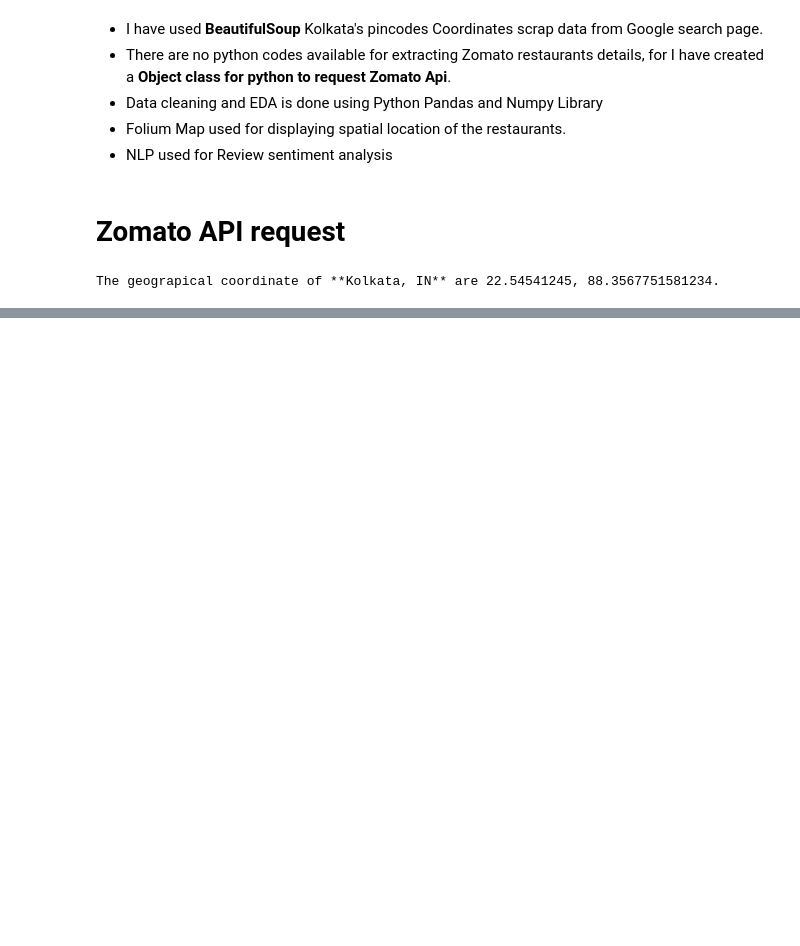
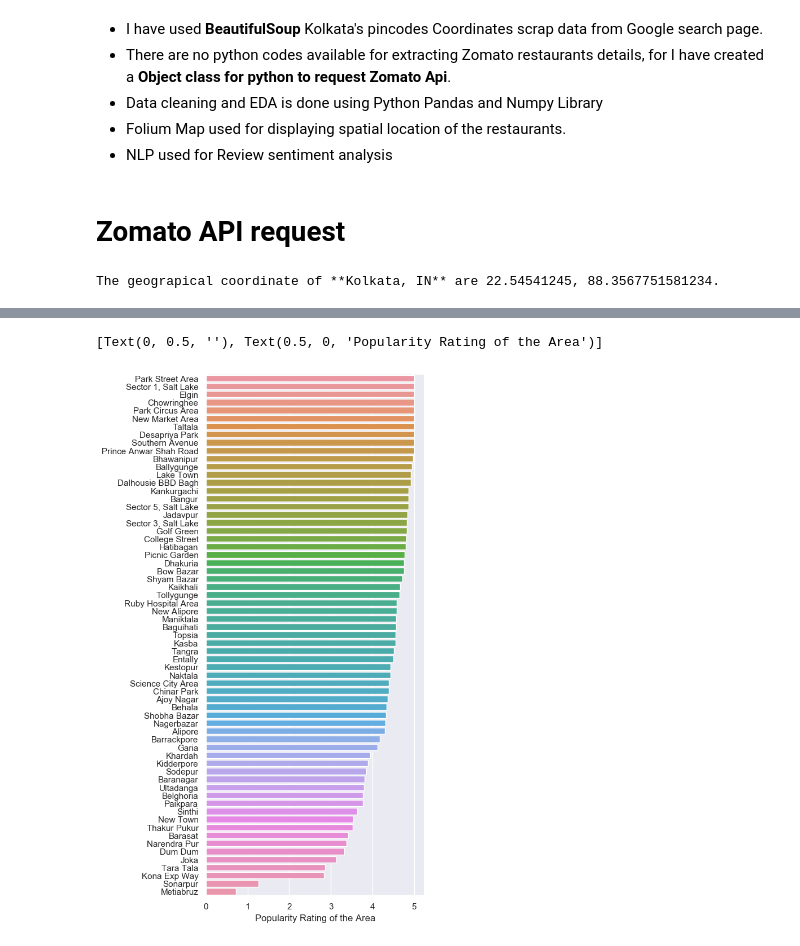
Before and after one commit to recervictory/Coursera_Capstone, a Jupyter notebook: Week 4/Kolkata-Battle-of-Neighborhoods.ipynb, the cells around one changed output, grey strips where cells are left out. Saved outputs shown, nothing was run; the diff lists cells and outputs as text; code cells hidden in the pictures; blank space fills up the shorter version.

```diff
--- a/Week 4/Kolkata-Battle-of-Neighborhoods.ipynb
+++ b/Week 4/Kolkata-Battle-of-Neighborhoods.ipynb
@@ -266,0 +430,8 @@ kolkata.head()
+# %%
+subzone.sort_values(by='popularity',inplace=True,ascending=False)
+sns.set(rc={'figure.figsize':(5,12)})
+ax = sns.barplot(x='popularity',y='subzone',data=subzone)
+ax.set(xlabel='Popularity Rating of the Area', ylabel='')
+# %% [output]
+[Text(0, 0.5, ''), Text(0.5, 0, 'Popularity Rating of the Area')]
+[figure, added]
```
Also changed, not shown: parts of 27 cells of this notebook.
